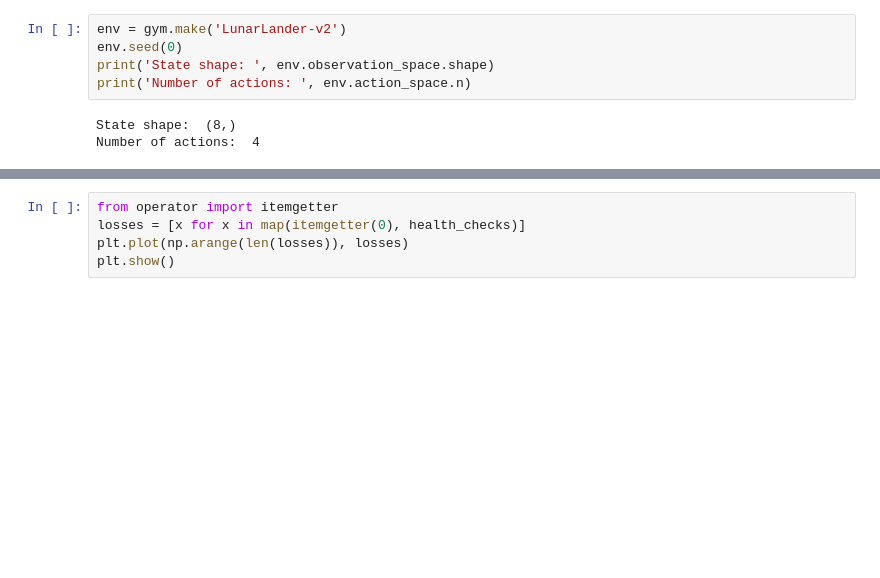
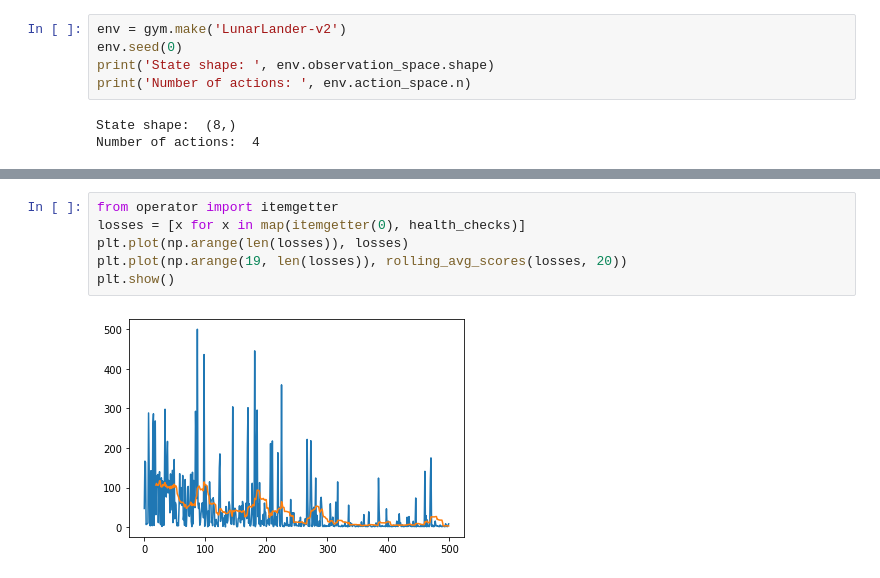
Before and after one commit to guillaumeboniface/bananaland, a Jupyter notebook: test_lunar_lander.ipynb, the cells around one changed output, grey strips where cells are left out. Saved outputs shown, nothing was run; the diff lists cells and outputs as text; blank space fills up the shorter version.

```diff
--- a/test_lunar_lander.ipynb
+++ b/test_lunar_lander.ipynb
@@ -137,5 +89,8 @@ plt.show()
 # %%
 from operator import itemgetter
 losses = [x for x in map(itemgetter(0), health_checks)]
 plt.plot(np.arange(len(losses)), losses)
+plt.plot(np.arange(19, len(losses)), rolling_avg_scores(losses, 20))
 plt.show()
+# %% [output]
+[figure, added]
```
Also changed, not shown: parts of 6 cells of this notebook, 3 other files.
